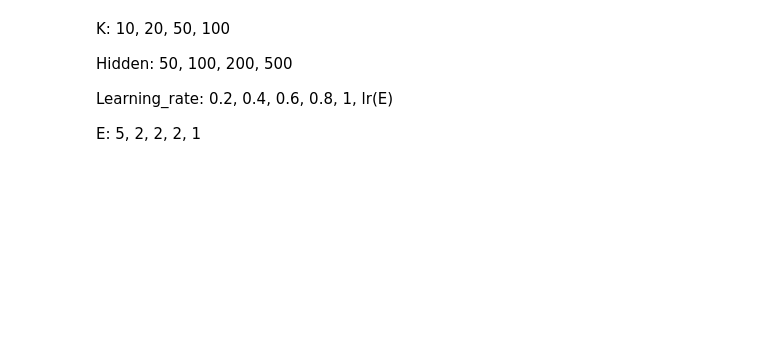
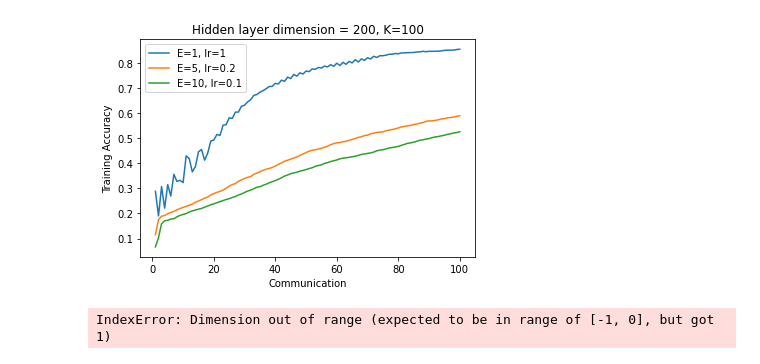
Before and after one commit to MingxuanZhangPurdue/FederatedGNN, a Jupyter notebook: Experiment.ipynb, the cells around one changed output. Cells and saved outputs as stored; diff of their text form; code cells hidden in the pictures; blank space fills up the shorter version.

```diff
--- a/Experiment.ipynb
+++ b/Experiment.ipynb
@@ -265,8 +313,16 @@ Communication: 100
-# %% [markdown]
-K: 10, 20, 50, 100
-
-Hidden: 50, 100, 200, 500
-
-Learning_rate: 0.2, 0.4, 0.6, 0.8, 1, lr(E)
-
-E: 5, 2, 2, 2, 1
+# %%
+plt.plot(np.arange(1,101), accuracy1, label="E=1, lr=1")
+plt.plot(np.arange(1,101), accuracy2, label="E=5, lr=0.2")
+plt.plot(np.arange(1,101), accuracy3, label="E=10, lr=0.1")
+plt.title("Hidden layer dimension = 200, K=100")
+plt.xlabel("Communication")
+plt.ylabel("Training Accuracy")
+plt.legend(loc="best")
+plt.savefig("200, 100, worse, training")
+# %% [output]
+[figure, added]
+# %%
+server1 = init_network(data, A, 7, 200, 0.1, 100, 7, True)
+accuracy1 = server1.training_and_testing(10, 10, data)
+# %% [output]
+IndexError: Dimension out of range (expected to be in range of [-1, 0], but got 1)
```
Also changed, not shown: parts of 5 cells of this notebook, 1 other file.
